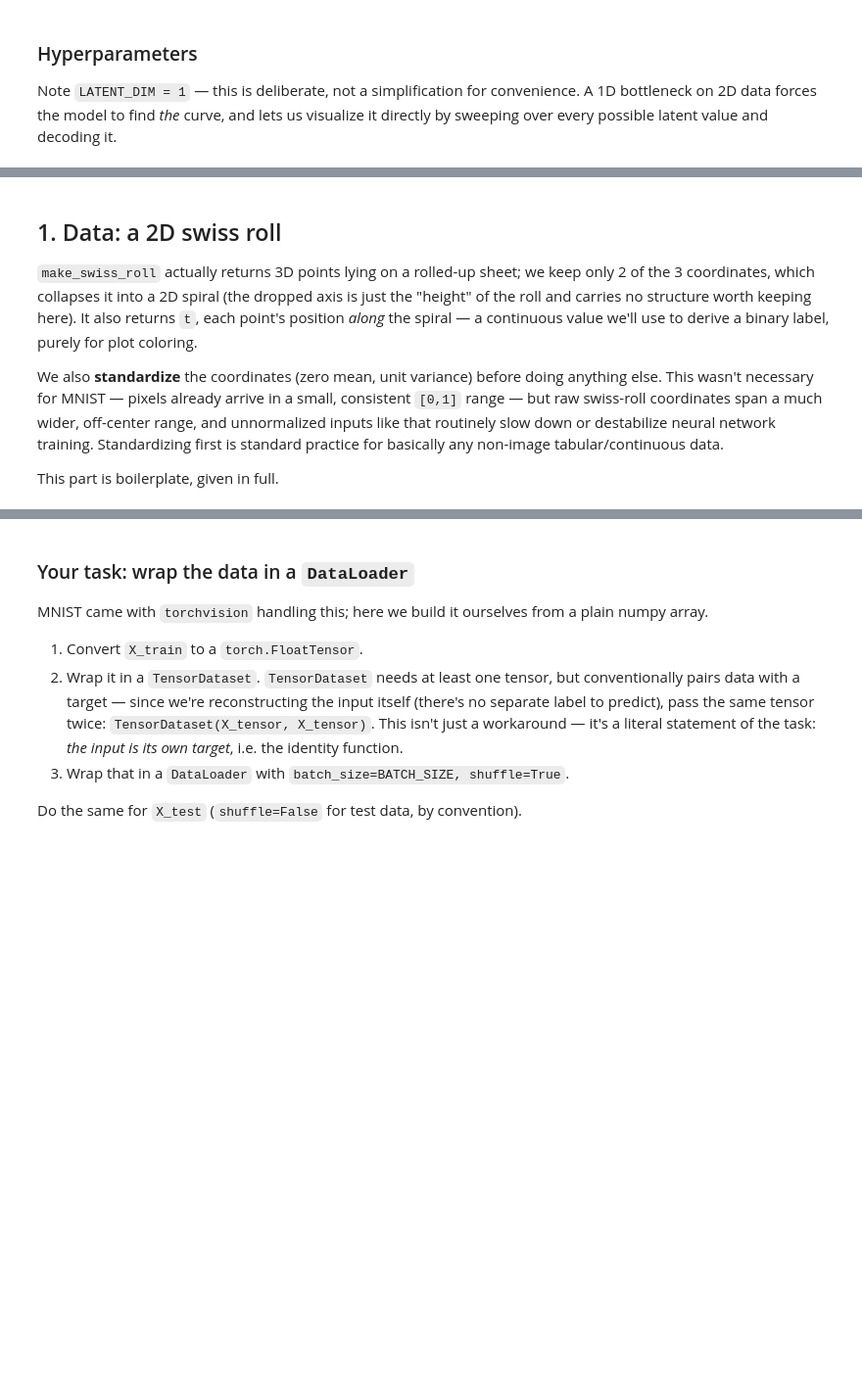
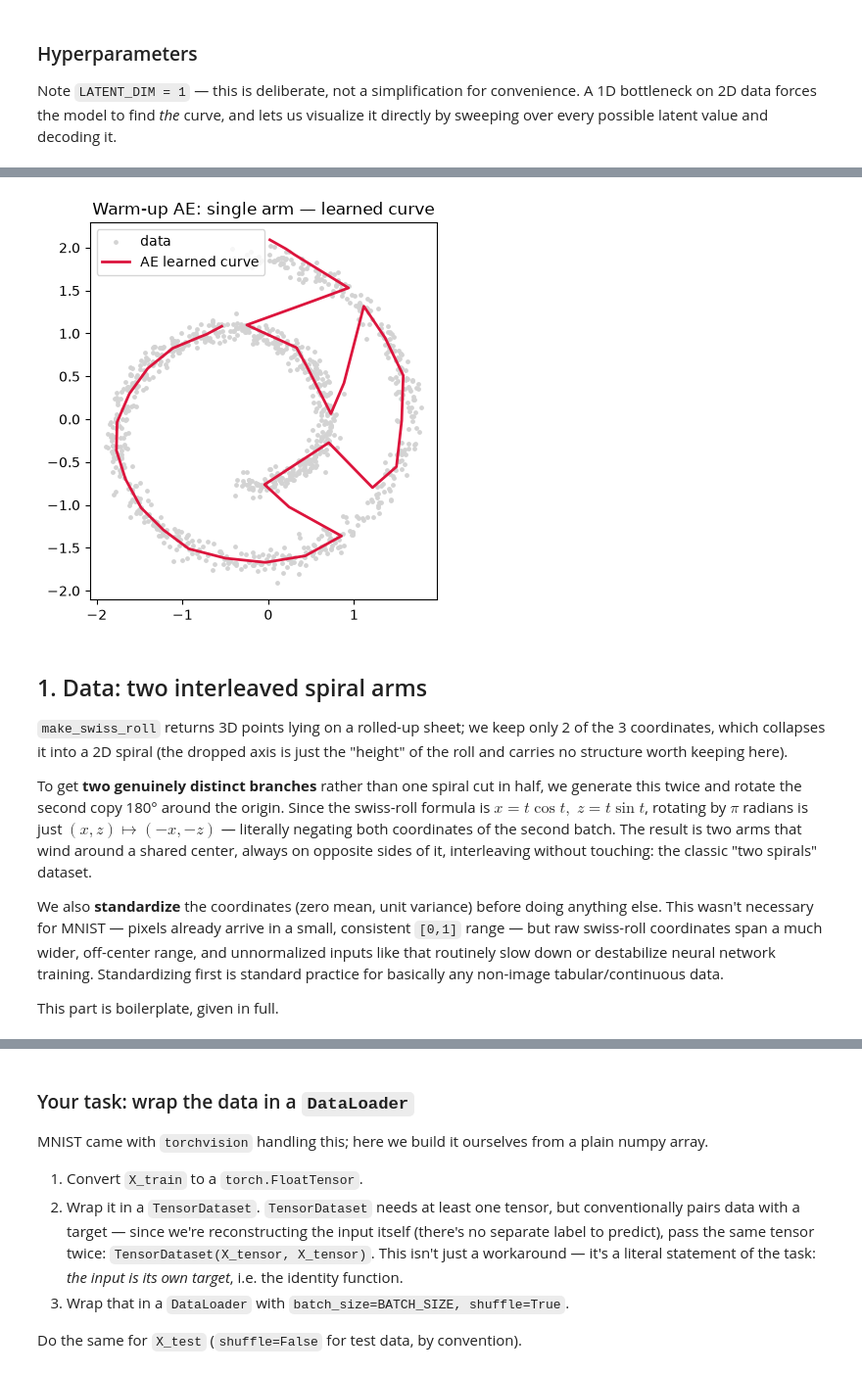
Before and after one commit to dvnrlv/Quantum-Spin-Chain-NN, a Jupyter notebook: tutorials/swiss_roll.ipynb, the cells around one changed output, grey strips where cells are left out. Shown at 98% size. Cells and saved outputs as stored; diff of their text form; code cells hidden in the pictures; blank space fills up the shorter version.

```diff
--- a/tutorials/swiss_roll.ipynb
+++ b/tutorials/swiss_roll.ipynb
@@ -101,18 +237,43 @@ LR = 1e-3
+# %%
+
+ae_single.eval()
+with torch.no_grad():
+    z_single = ae_single.encoder(torch.FloatTensor(X_train_single).to(device)).cpu().numpy()
+
+z_sweep_single = np.linspace(z_single.min(), z_single.max(), 200).reshape(-1, 1)
+with torch.no_grad():
+    curve_single = ae_single.decoder(torch.FloatTensor(z_sweep_single).to(device)).cpu().numpy()
+
+plt.figure(figsize=(5, 5))
+plt.scatter(X_single[:, 0], X_single[:, 1], s=6, color="lightgray", label="data")
+plt.plot(curve_single[:, 0], curve_single[:, 1], color="crimson", linewidth=2, label="AE learned curve")
+plt.gca().set_aspect("equal")
+plt.legend()
+plt.title("Warm-up AE: single arm — learned curve")
+plt.show()
+# %% [output]
+[figure, added]
 # %% [markdown]
 
-## 1. Data: a 2D swiss roll
+## 1. Data: two interleaved spiral arms
 
-`make_swiss_roll` actually returns 3D points lying on a rolled-up sheet; we
-keep only 2 of the 3 coordinates, which collapses it into a 2D spiral (the
-dropped axis is just the "height" of the roll and carries no structure worth
-keeping here). It also returns `t`, each point's position *along* the
-spiral — a continuous value we'll use to derive a binary label, purely for
-plot coloring.
+`make_swiss_roll` returns 3D points lying on a rolled-up sheet; we keep only
+2 of the 3 coordinates, which collapses it into a 2D spiral (the dropped
+axis is just the "height" of the roll and carries no structure worth
+keeping here).
+
+To get **two genuinely distinct branches** rather than one spiral cut in
+half, we generate this twice and rotate the second copy 180° around the
+origin. Since the swiss-roll formula is $x=t\cos t,\; z=t\sin t$, rotating
+by $\pi$ radians is just $(x,z)\mapsto(-x,-z)$ — literally negating both
+coordinates of the second batch. The result is two arms that wind around a
+shared center, always on opposite sides of it, interleaving without
+touching: the classic "two spirals" dataset.
 
 We also **standardize** the coordinates (zero mean, unit variance) before
 doing anything else. This wasn't necessary for MNIST — pixels already arrive
-in a small, consistent `[0,1]` range — but raw swiss-roll coordinates span
-a much wider, off-center range, and unnormalized inputs like that routinely
+in a small, consistent `[0,1]` range — but raw swiss-roll coordinates span a
+much wider, off-center range, and unnormalized inputs like that routinely
 slow down or destabilize neural network training. Standardizing first is
 standard practice for basically any non-image tabular/continuous data.
 
```
Also changed, not shown: parts of 66 cells of this notebook, 3 other files.
